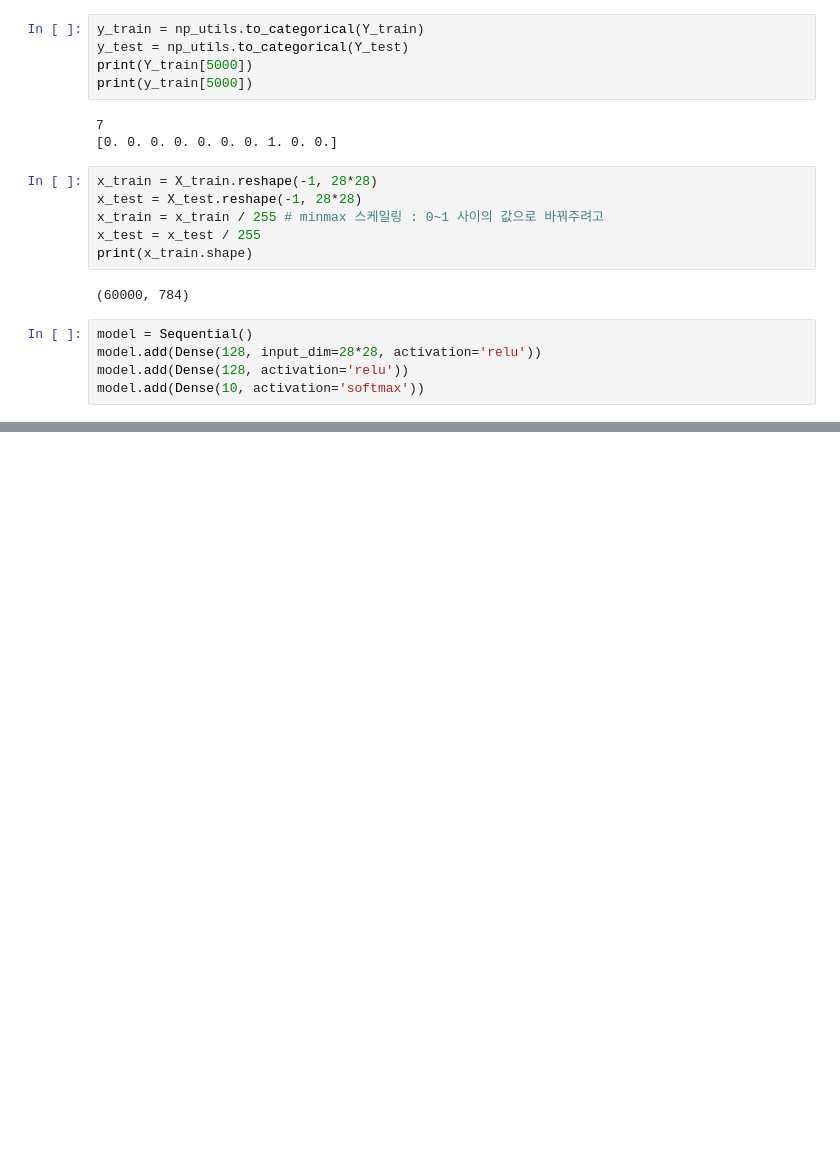
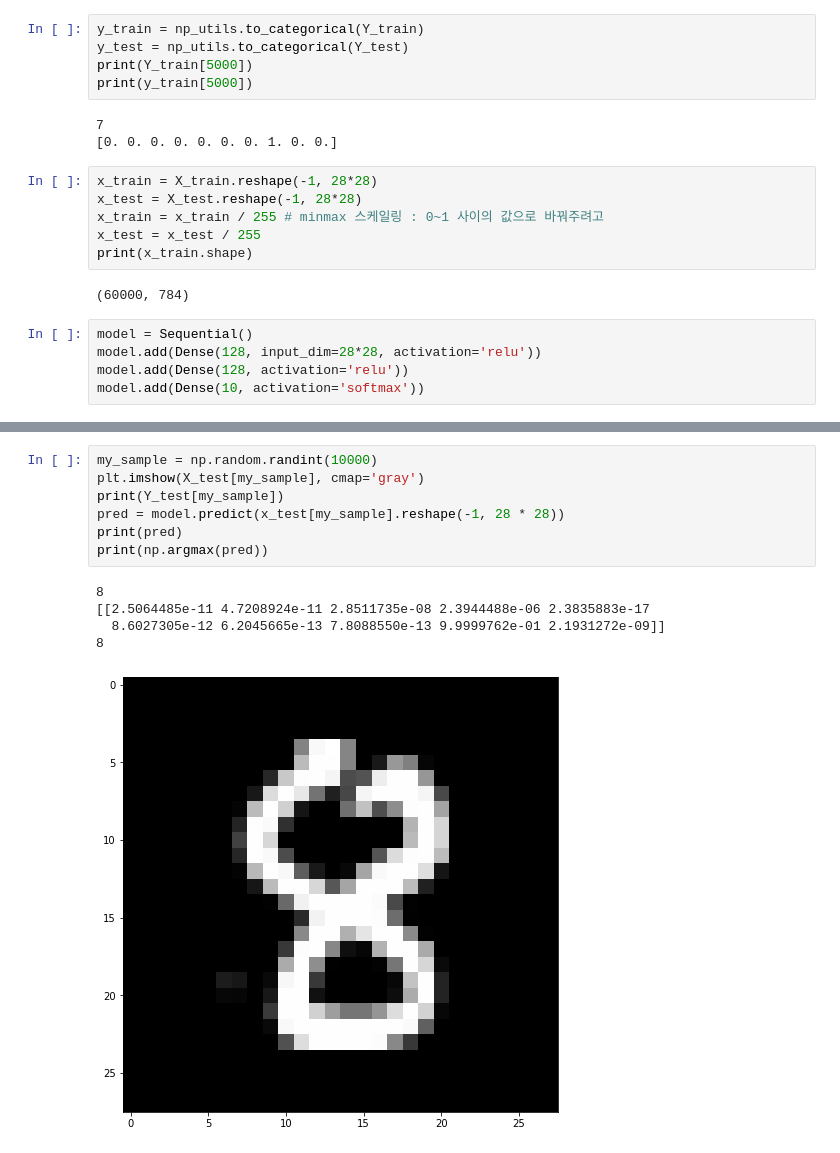
Before and after one commit to hyexjun/kdt, a Jupyter notebook: 11_machineLearning/exam14_classfication_MNIST.ipynb, the cells around one changed output, grey strips where cells are left out. Drawn from its saved outputs; the diff is of its cells as text; blank space fills up the shorter version.

```diff
--- a/11_machineLearning/exam14_classfication_MNIST.ipynb
+++ b/11_machineLearning/exam14_classfication_MNIST.ipynb
@@ -112,0 +119,13 @@ Final Test set accuracy : 0.9775999784469604
+# %%
+my_sample = np.random.randint(10000)
+plt.imshow(X_test[my_sample], cmap='gray')
+print(Y_test[my_sample])
+pred = model.predict(x_test[my_sample].reshape(-1, 28 * 28))
+print(pred)
+print(np.argmax(pred))
+# %% [output]
+8
+[[2.5064485e-11 4.7208924e-11 2.8511735e-08 2.3944488e-06 2.3835883e-17
+  8.6027305e-12 6.2045665e-13 7.8088550e-13 9.9999762e-01 2.1931272e-09]]
+8
+[figure, added]
```
Also changed, not shown: parts of 6 cells of this notebook, 1 other file.
